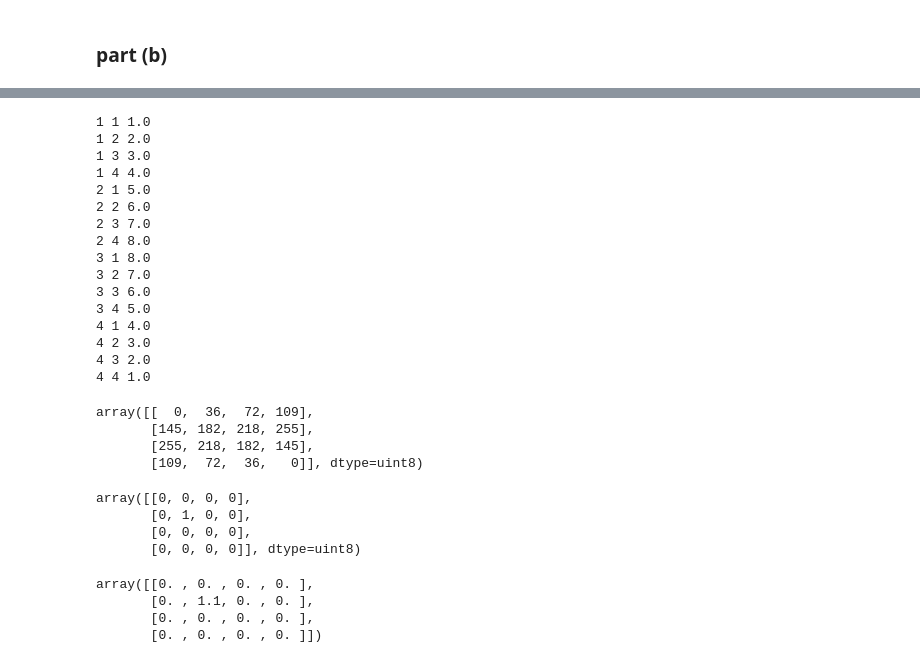
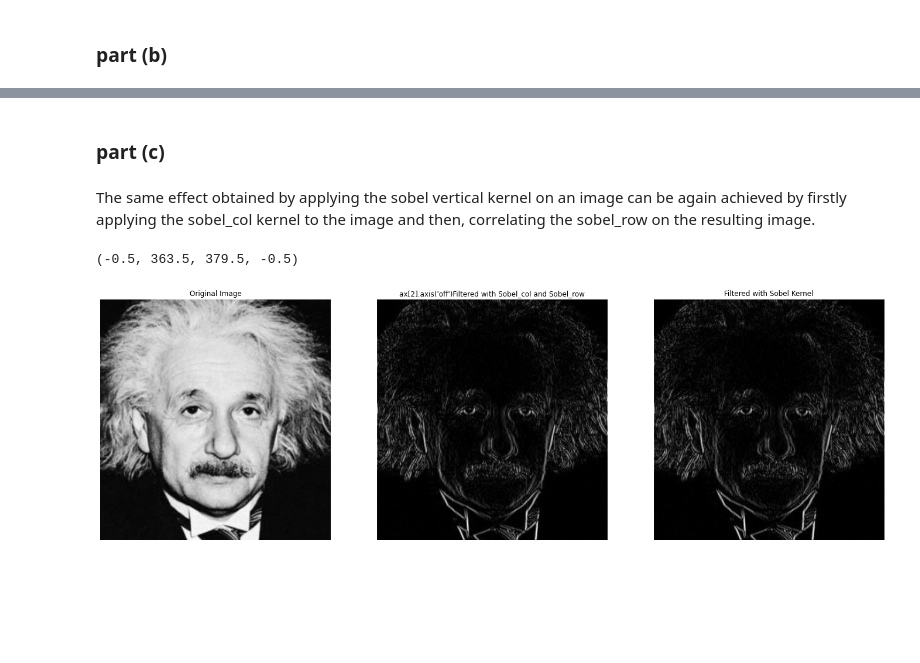
Before and after one commit to rajapaksha-rmpap/en2550_assignment_1, a Jupyter notebook: assignment 1.ipynb, the cells around one changed output, grey strips where cells are left out. Cells and saved outputs as stored; diff of their text form; code cells hidden in the pictures; blank space fills up the shorter version.

```diff
--- a/assignment 1.ipynb
+++ b/assignment 1.ipynb
@@ -247,43 +233,19 @@ array([[0., 0., 0., 0.],
-# %%
-im = customFilter(a, b)
-# %% [output]
-1 1 1.0
-1 2 2.0
-1 3 3.0
-1 4 4.0
-2 1 5.0
-2 2 6.0
-2 3 7.0
-2 4 8.0
-3 1 8.0
-3 2 7.0
-3 3 6.0
-3 4 5.0
-4 1 4.0
-4 2 3.0
-4 3 2.0
-4 4 1.0
-# %%
-im
-# %% [output]
-array([[  0,  36,  72, 109],
-       [145, 182, 218, 255],
-       [255, 218, 182, 145],
-       [109,  72,  36,   0]], dtype=uint8)
-# %%
-Z = np.zeros(a.shape)
-Z[1, 1] = 1.1
-Z[1, 1]
-Z.astype(np.uint8)
-# %% [output]
-array([[0, 0, 0, 0],
-       [0, 1, 0, 0],
-       [0, 0, 0, 0],
-       [0, 0, 0, 0]], dtype=uint8)
-# %%
-Z
-# %% [output]
-array([[0. , 0. , 0. , 0. ],
-       [0. , 1.1, 0. , 0. ],
-       [0. , 0. , 0. , 0. ],
-       [0. , 0. , 0. , 0. ]])
+# %% [markdown]
+### part (c)
+# %% [markdown]
+The same effect obtained by applying the sobel vertical kernel on an image can be again achieved by firstly applying the sobel_col kernel to the image and then, correlating the sobel_row on the resulting image.
+# %%
+sobel_col = np.array([[1],
+                    [2],
+                    [1],])
+sobel_row = np.array([[1, 0, -1]])
+img1 = customFilter(im, sobel_col)
+img2 = customFilter(img1, sobel_row)
+
+fig, ax = plt.subplots(1, 3, figsize = (24, 8))
+ax[0].imshow(im, cmap = 'gray'); ax[0].set_title("Original Image"); ax[0].axis('off')
+ax[1].imshow(img2, cmap = 'gray'); ax[1].set_title("ax[2].axis('off')Filtered with Sobel_col and Sobel_row"); ax[1].axis('off')
+ax[2].imshow(custom_filtered_im, cmap = 'gray'); ax[2].set_title("Filtered with Sobel Kernel"); ax[2].axis('off')
+# %% [output]
+(-0.5, 363.5, 379.5, -0.5)
+[figure, added]
```
Also changed, not shown: parts of 5 cells of this notebook.
